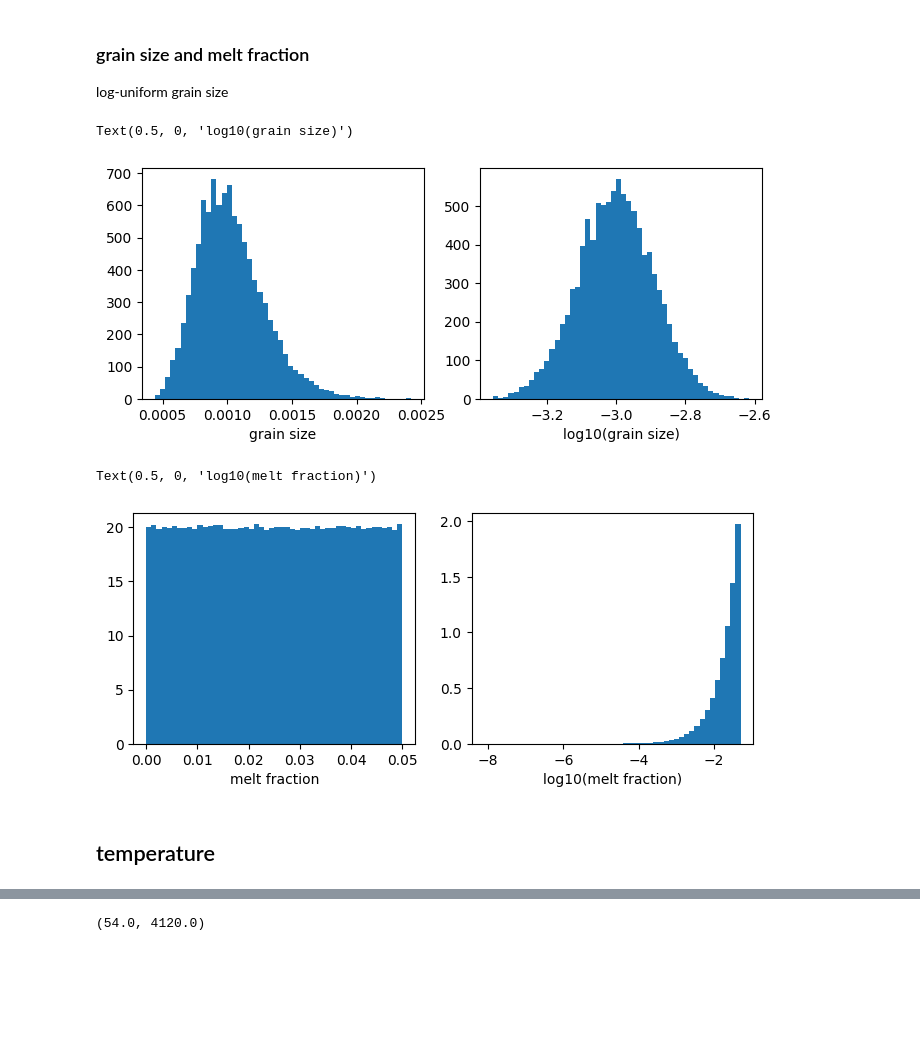
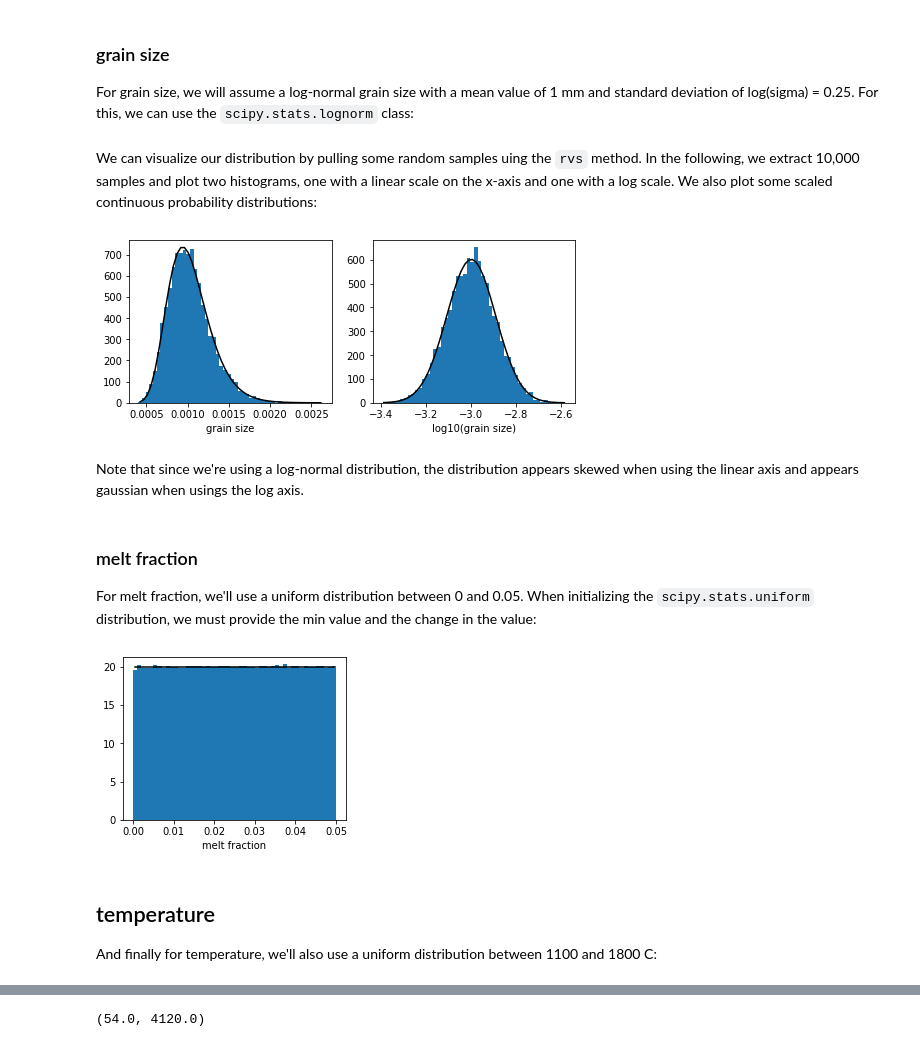
Before and after one commit to vbr-calc/pyVBRc, a Jupyter notebook: examples/vbr_bayes_intro.ipynb, the cells around one changed output, grey strips where cells are left out. Saved outputs shown, nothing was run; the diff lists cells and outputs as text; code cells hidden in the pictures; blank space fills up the shorter version.

```diff
--- a/examples/vbr_bayes_intro.ipynb
+++ b/examples/vbr_bayes_intro.ipynb
@@ -5,38 +49,61 @@ from scipy import stats
 import numpy as np
 import matplotlib.pyplot as plt
 # %% [markdown]
-### grain size and melt fraction
+### grain size
 
-log-uniform grain size
+For grain size, we will assume a log-normal grain size with a mean value of 1 mm and standard deviation of log(sigma) = 0.25. For this, we can use the `scipy.stats.lognorm` class:
+# %%
+log_sigma = 0.25
+mean_grain_size = 0.001
+grain_size_dist = stats.lognorm(log_sigma, scale=mean_grain_size)
+# %% [markdown]
+We can visualize our distribution by pulling some random samples uing the `rvs` method. In the following, we extract 10,000 samples and plot two histograms, one with a linear scale on the x-axis and one with a log scale. We also plot some scaled continuous probability distributions:
 # %%
-grain_size_dist = stats.lognorm(0.25, scale=0.001)
-
 samples = grain_size_dist.rvs(size=10000)
 
 f, axs = plt.subplots(nrows=1, ncols=2, figsize=(8,3))
-axs[0].hist(samples, histtype="stepfilled", bins = 50)
+counts, bin_edges, ignored = axs[0].hist(samples, histtype="stepfilled", bins = 50)
 axs[0].set_xlabel("grain size")
-axs[1].hist(np.log10(samples), histtype="stepfilled", bins = 50)
-axs[1].set_xlabel("log10(grain size)")
+x = (bin_edges[1:] + bin_edges[0:-1])/2.
+xpdf = grain_size_dist.pdf(x)
+pdf_scaled = xpdf * (counts.sum() * np.diff(bin_edges))
+axs[0].plot(x, pdf_scaled,'k')
+
+counts, bin_edges, ignored = axs[1].hist(np.log10(samples), histtype="stepfilled", bins = 50)
+x_edges = 10**bin_edges
+x = (x_edges[1:] + x_edges[0:-1])/2.
+xpdf = grain_size_dist.pdf(x)
+pdf_scaled = xpdf * (counts.sum() * np.diff(x_edges))
+axs[1].plot(np.log10(x), pdf_scaled,'k')
+_ = axs[1].set_xlabel("log10(grain size)")
 # %% [output]
-Text(0.5, 0, 'log10(grain size)')
-[figure, old version]
+[figure, new version]
+# %% [markdown]
+Note that since we're using a log-normal distribution, the distribution appears skewed when using the linear axis and appears gaussian when usings the log axis.
+# %% [markdown]
+### melt fraction
+
+For melt fraction, we'll use a uniform distribution between 0 and 0.05. When initializing the `scipy.stats.uniform` distribution, we must provide the min value and the change in the value:
 # %%
 min_melt_fraction = 0
-max_melt_fraction = 0.05
+melt_fraction_delta = 0.05
 
-melt_fraction_dist = stats.uniform(min_melt_fraction, max_melt_fraction)
-
-samples = melt_fraction_dist.rvs(size=1000000)
-
-f, axs = plt.subplots(nrows=1, ncols=2, figsize=(8,3))
-axs[0].hist(samples, histtype="stepfilled", density=True, bins = 50)
-axs[0].set_xlabel("melt fraction")
-axs[1].hist(np.log10(samples), histtype="stepfilled", density=True, bins = 50)
-axs[1].set_xlabel("log10(melt fraction)")
+melt_fraction_dist = stats.uniform(min_melt_fraction, melt_fraction_delta)
-# %% [output]
-Text(0.5, 0, 'log10(melt fraction)')
-[figure, removed]
+# %%
+samples = melt_fraction_dist.rvs(size=1000000)
+
+f, axs = plt.subplots(1, figsize=(4,3))
+counts, bin_edges, ignored = axs.hist(samples, histtype="stepfilled", density=True, bins = 50)
+axs.set_xlabel("melt fraction")
+
+x = (bin_edges[1:] + bin_edges[0:-1])/2.
+xpdf = melt_fraction_dist.pdf(x)
+pdf_scaled = xpdf * (counts.sum() * np.diff(bin_edges))
+_ = axs.plot(x, pdf_scaled,'k')
+# %% [output]
+[figure, added]
 # %% [markdown]
 ## temperature
+
+And finally for temperature, we'll also use a uniform distribution between 1100 and 1800 C:
 # %%
```
Also changed, not shown: parts of 38 cells of this notebook, 1 other file.
